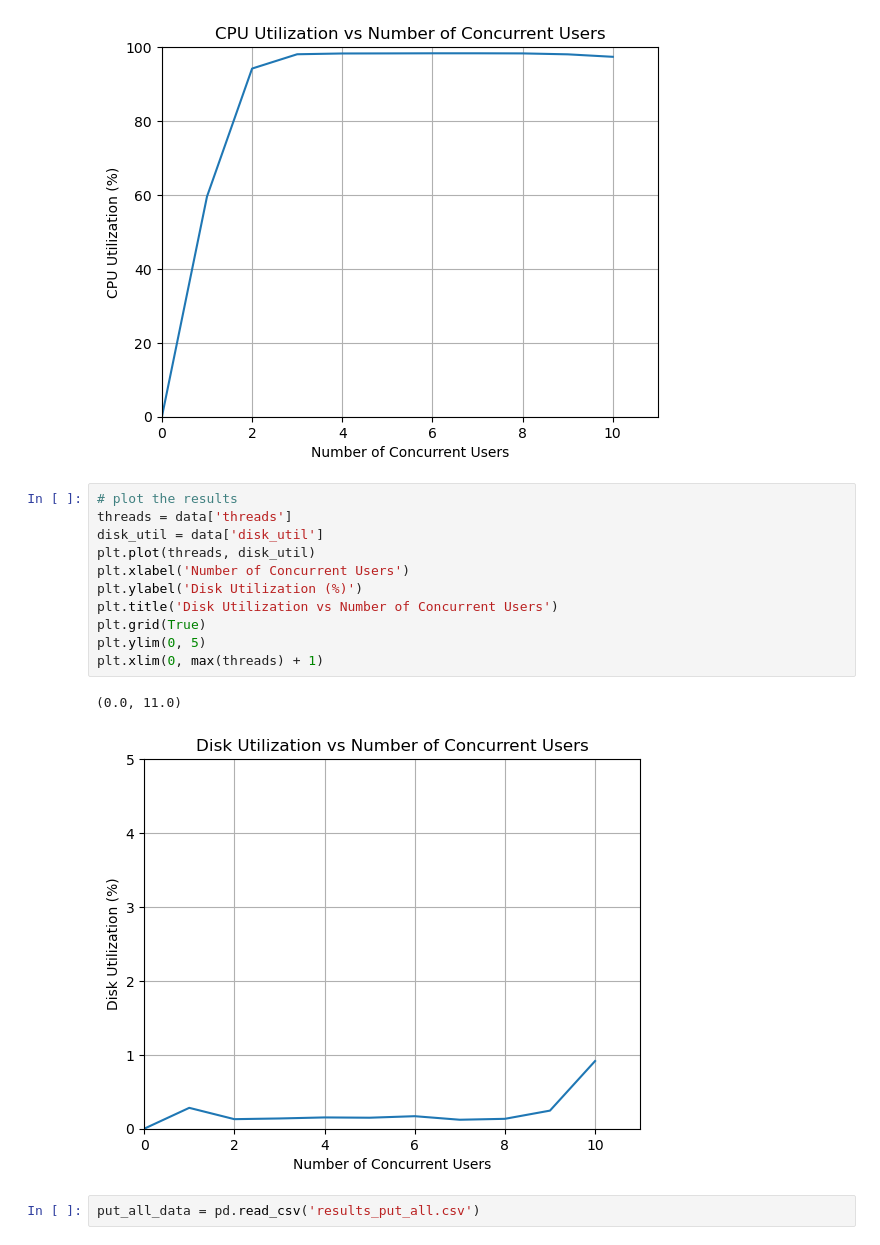
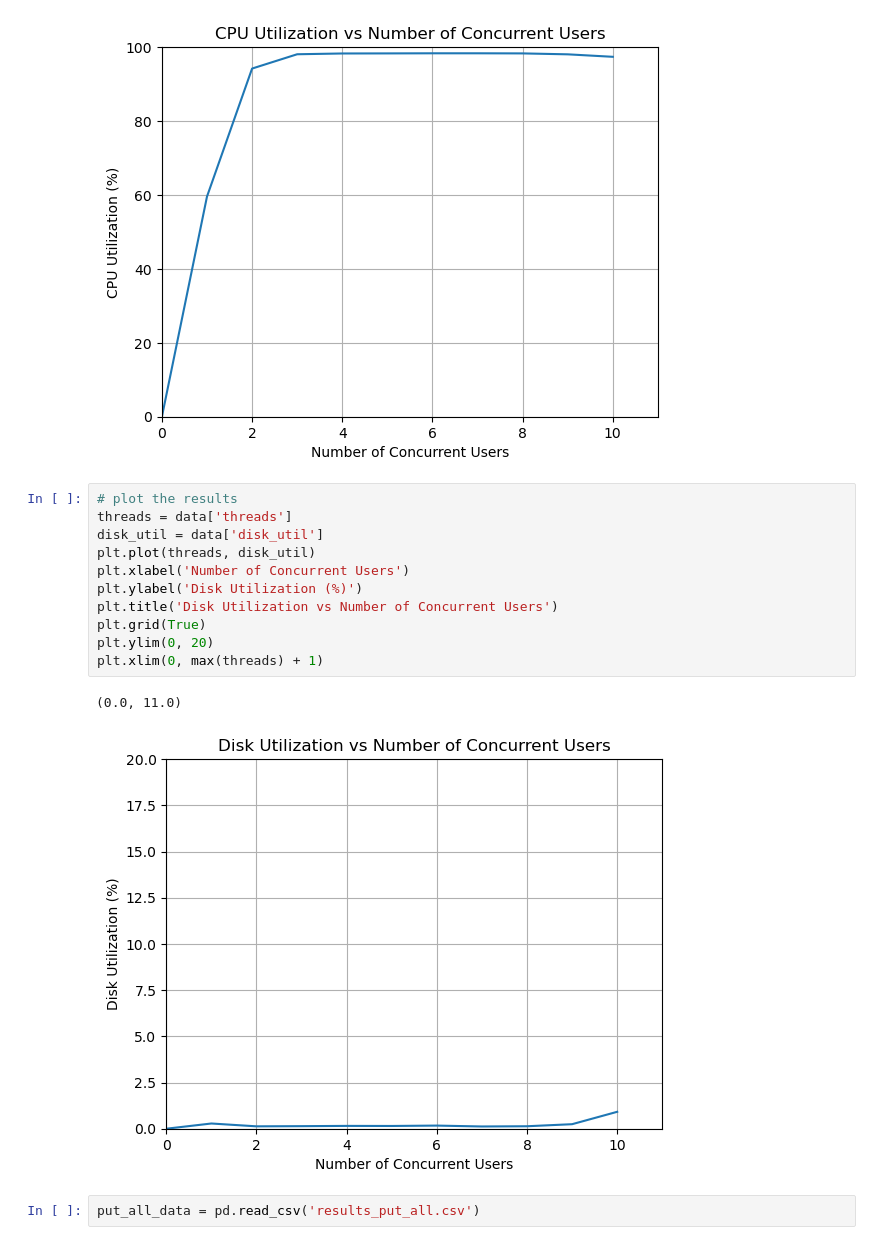
Before and after one commit to silent-learner/Key-Value-Store--DECS-Project-, a Jupyter notebook: plot.ipynb, the cells around one changed output. Cells and saved outputs as stored; diff of their text form.

Commit message:
final plots and report

```diff
--- a/plot.ipynb
+++ b/plot.ipynb
@@ -49,17 +49,17 @@ plt.xlim(0, max(threads) + 1)
 # %%
 # plot the results
 threads = data['threads']
 disk_util = data['disk_util']
 plt.plot(threads, disk_util)
 plt.xlabel('Number of Concurrent Users')
 plt.ylabel('Disk Utilization (%)')
 plt.title('Disk Utilization vs Number of Concurrent Users')
 plt.grid(True)
-plt.ylim(0, 5)
+plt.ylim(0, 20)
 plt.xlim(0, max(threads) + 1)
 # %% [output]
 (0.0, 11.0)
-[figure, old version]
+[figure, new version]
 # %%
 put_all_data = pd.read_csv('results_put_all.csv')
 # %%
```
Also changed, not shown: parts of 2 cells of this notebook, 4 other files.
